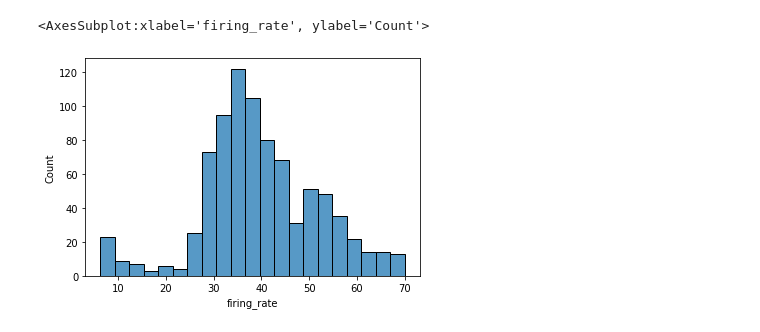
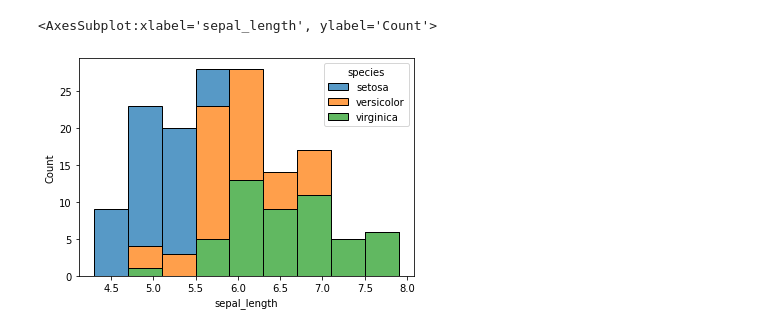
Before and after one commit to Andre-Carrillo/python-scripts, a Jupyter notebook: Intermediate Seaborn course.ipynb, the cells around one changed output. Drawn from its saved outputs; the diff is of its cells as text; code cells hidden in the pictures.

Commit message:
added ipynb file, and primes counter file, and sql learn file

```diff
--- a/Intermediate Seaborn course.ipynb
+++ b/Intermediate Seaborn course.ipynb
@@ -25,5 +27,5 @@ import matplotlib.pyplot as plt
 # %%
-df = sns.load_dataset('dots')
+df = sns.load_dataset('iris')
 # %%
 df.head()
 # %% [output]
@@ -52,5 +63,5 @@ sns.distplot(df['firing_rate'])
 # %%
-sns.histplot(data=df, x='firing_rate')
+sns.histplot(data=df, x='sepal_length', hue='species', multiple='stack')
 # %% [output]
-<AxesSubplot:xlabel='firing_rate', ylabel='Count'>
+<AxesSubplot:xlabel='sepal_length', ylabel='Count'>
-[figure, old version]
+[figure, new version]
```
Also changed, not shown: parts of 12 cells of this notebook, 3 other files.
